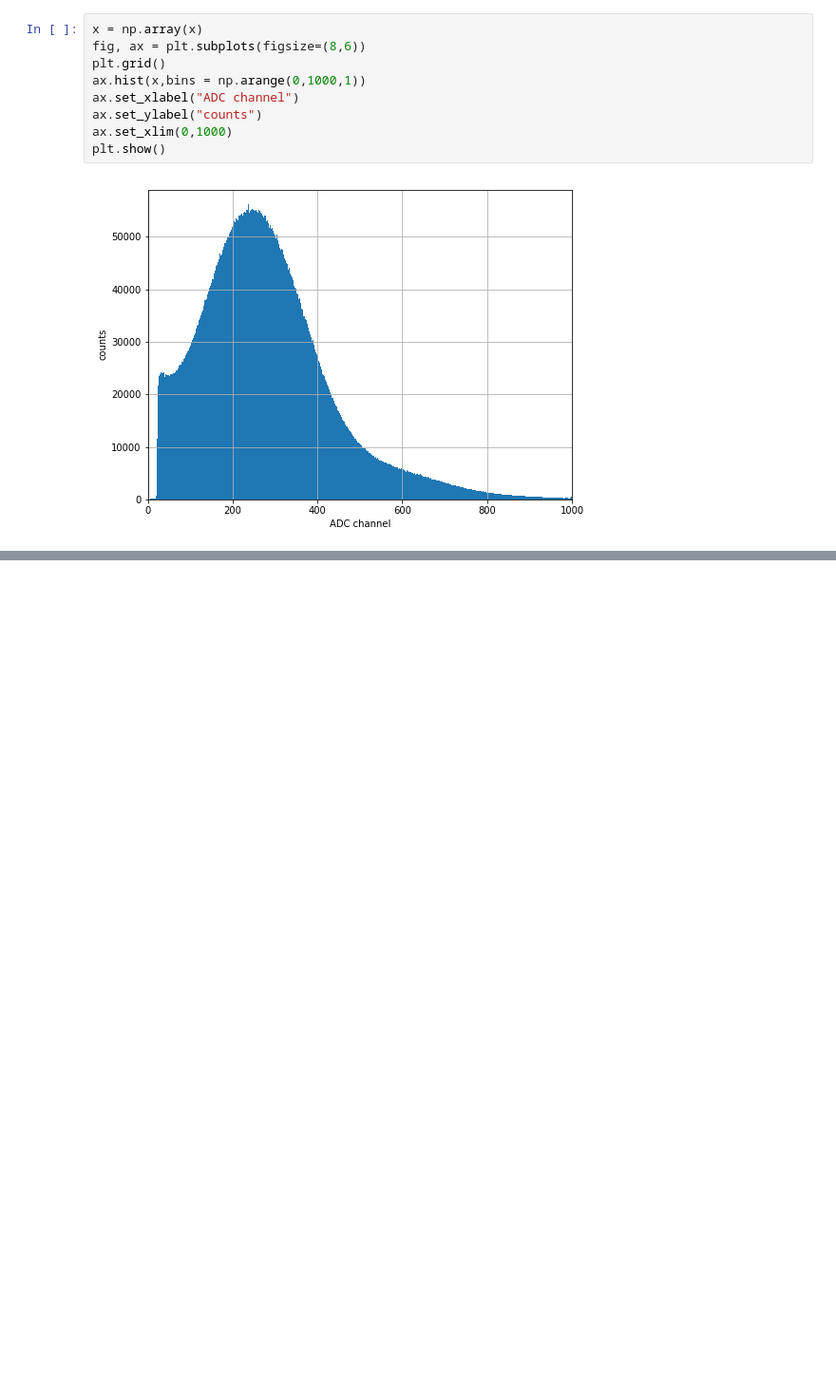
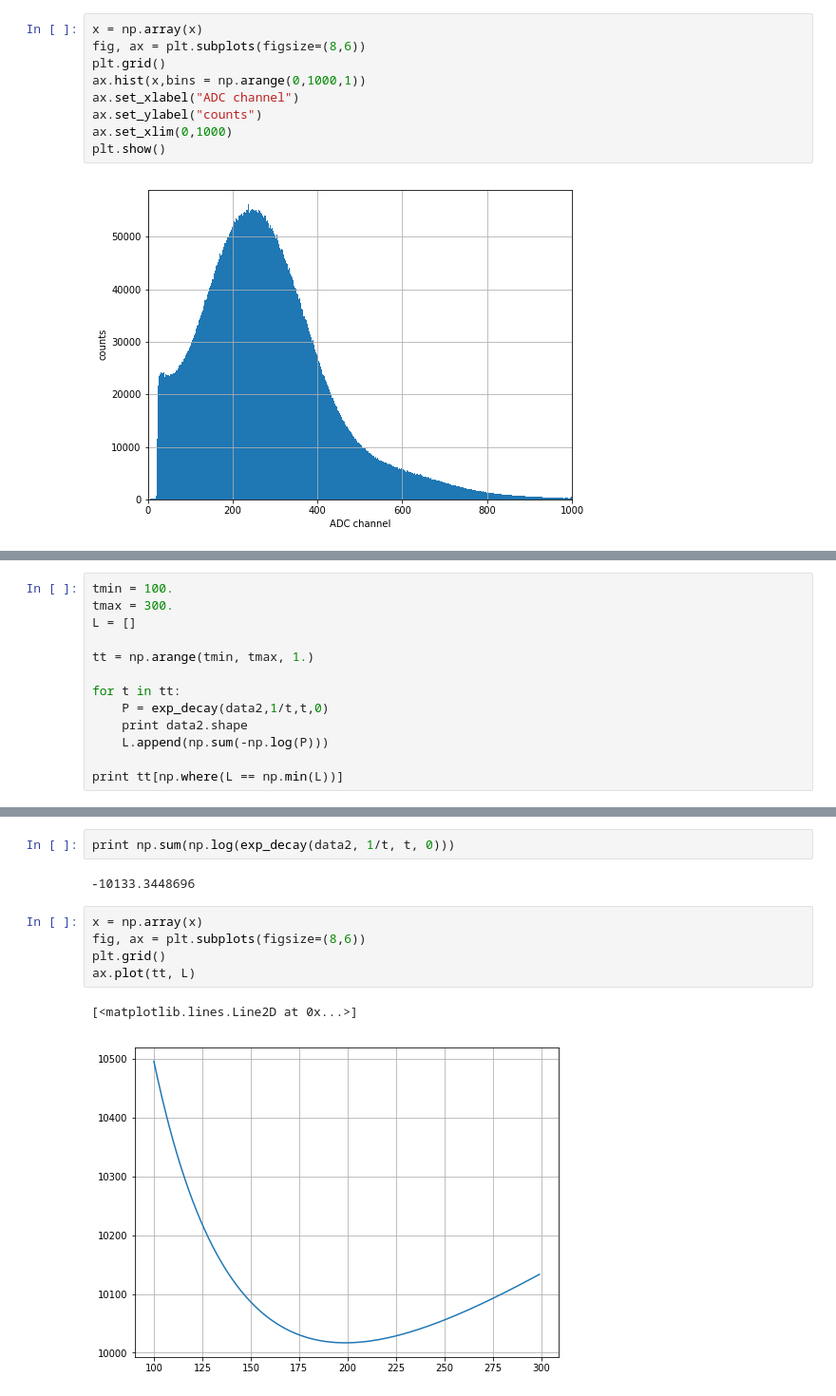
Before and after one commit to zemrude/PHYS-F-311, a Jupyter notebook: Example1-Reading_data.ipynb, the cells around one changed output, grey strips where cells are left out. Shown at 95% size. Saved outputs shown, nothing was run; the diff lists cells and outputs as text; blank space fills up the shorter version.

```diff
--- a/Example1-Reading_data.ipynb
+++ b/Example1-Reading_data.ipynb
@@ -61,0 +104,13 @@ print x.std()
+# %%
+tmin = 100.
+tmax = 300.
+L = []
+
+tt = np.arange(tmin, tmax, 1.)
+
+for t in tt:
+    P = exp_decay(data2,1/t,t,0)
+    print data2.shape
+    L.append(np.sum(-np.log(P)))
+
+print tt[np.where(L == np.min(L))]
@@ -61,0 +135,12 @@ print x.std()
+# %%
+print np.sum(np.log(exp_decay(data2, 1/t, t, 0)))
+# %% [output]
+-10133.3448696
+# %%
+x = np.array(x)
+fig, ax = plt.subplots(figsize=(8,6))
+plt.grid()
+ax.plot(tt, L)
+# %% [output]
+[<matplotlib.lines.Line2D at 0x...>]
+[figure, added]
```
Also changed, not shown: parts of 13 cells of this notebook.
